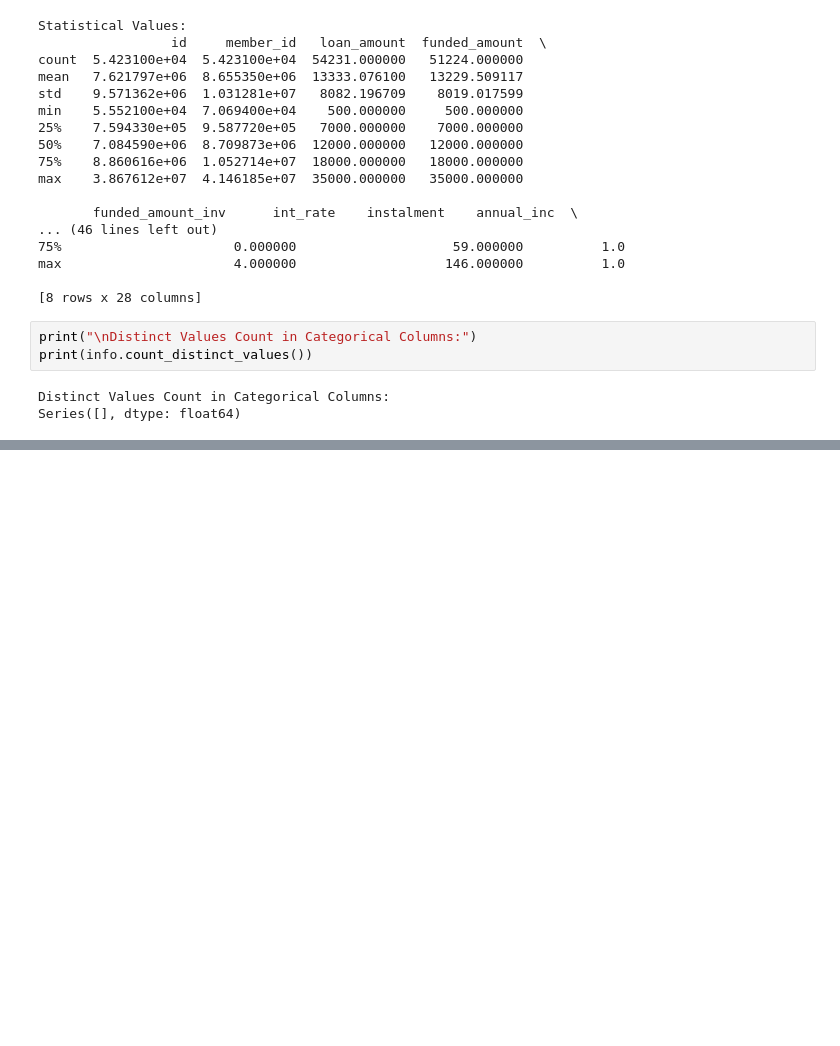
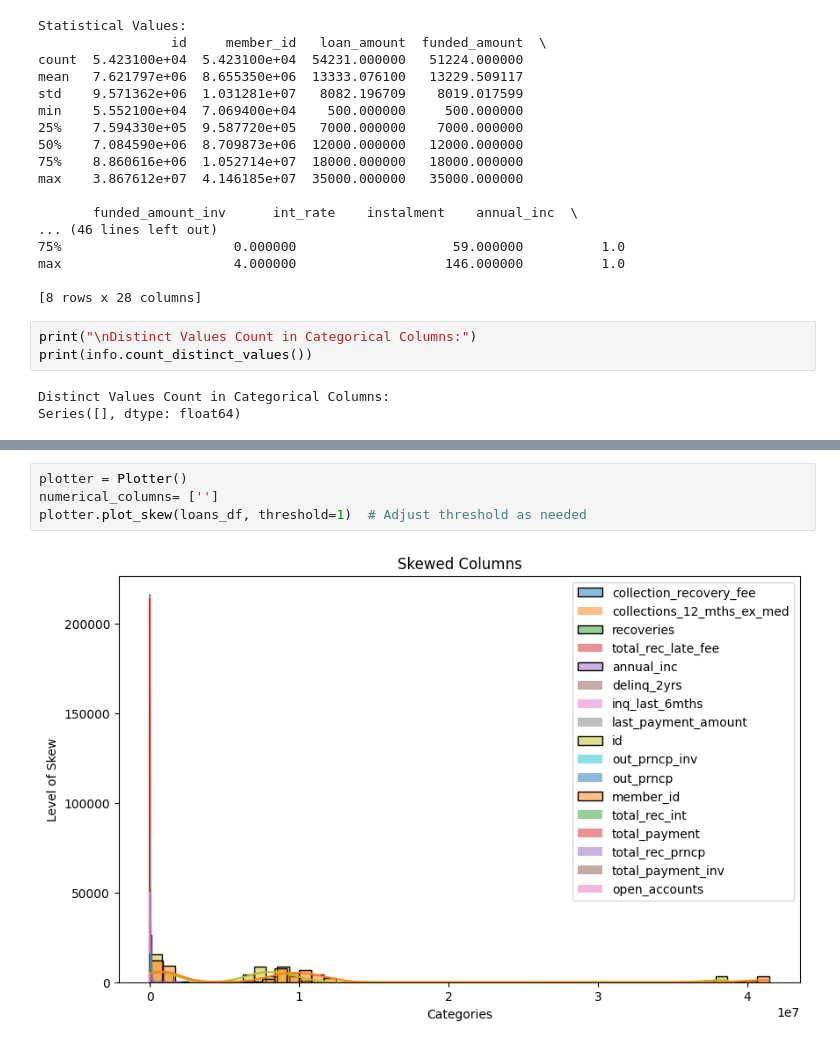
Before and after one commit to BeatrixA295/exploratory-data-analysis---customer-loans-in-finance258, a Jupyter notebook: db_utils.ipynb, the cells around one changed output, grey strips where cells are left out. Cells and saved outputs as stored; diff of their text form; blank space fills up the shorter version.

```diff
--- a/db_utils.ipynb
+++ b/db_utils.ipynb
@@ -141,0 +137,6 @@ plt.show()
+# %%
+plotter = Plotter()
+numerical_columns= ['']
+plotter.plot_skew(loans_df, threshold=1)  # Adjust threshold as needed
+# %% [output]
+[figure, added]
```
Also changed, not shown: parts of 5 cells of this notebook, 3 other files.
